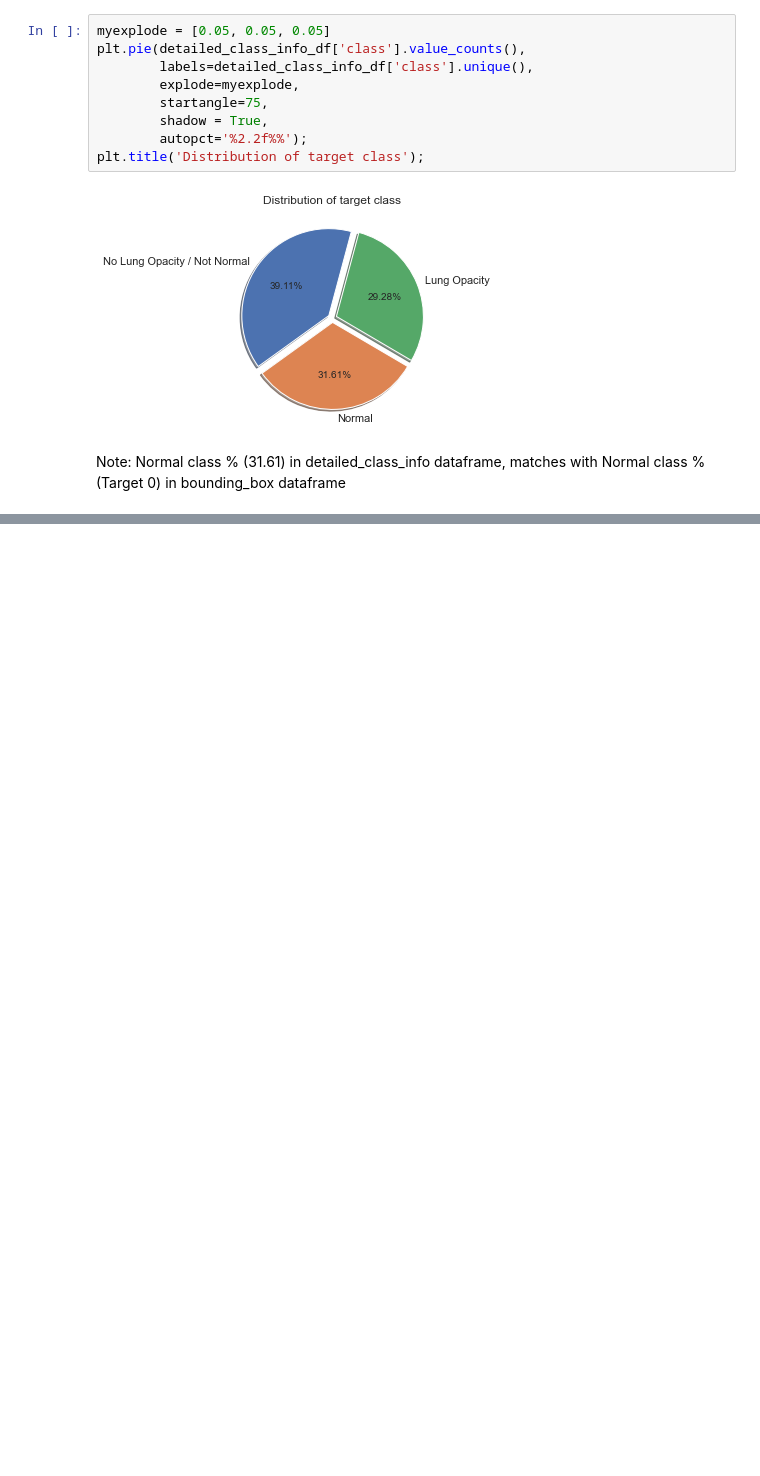
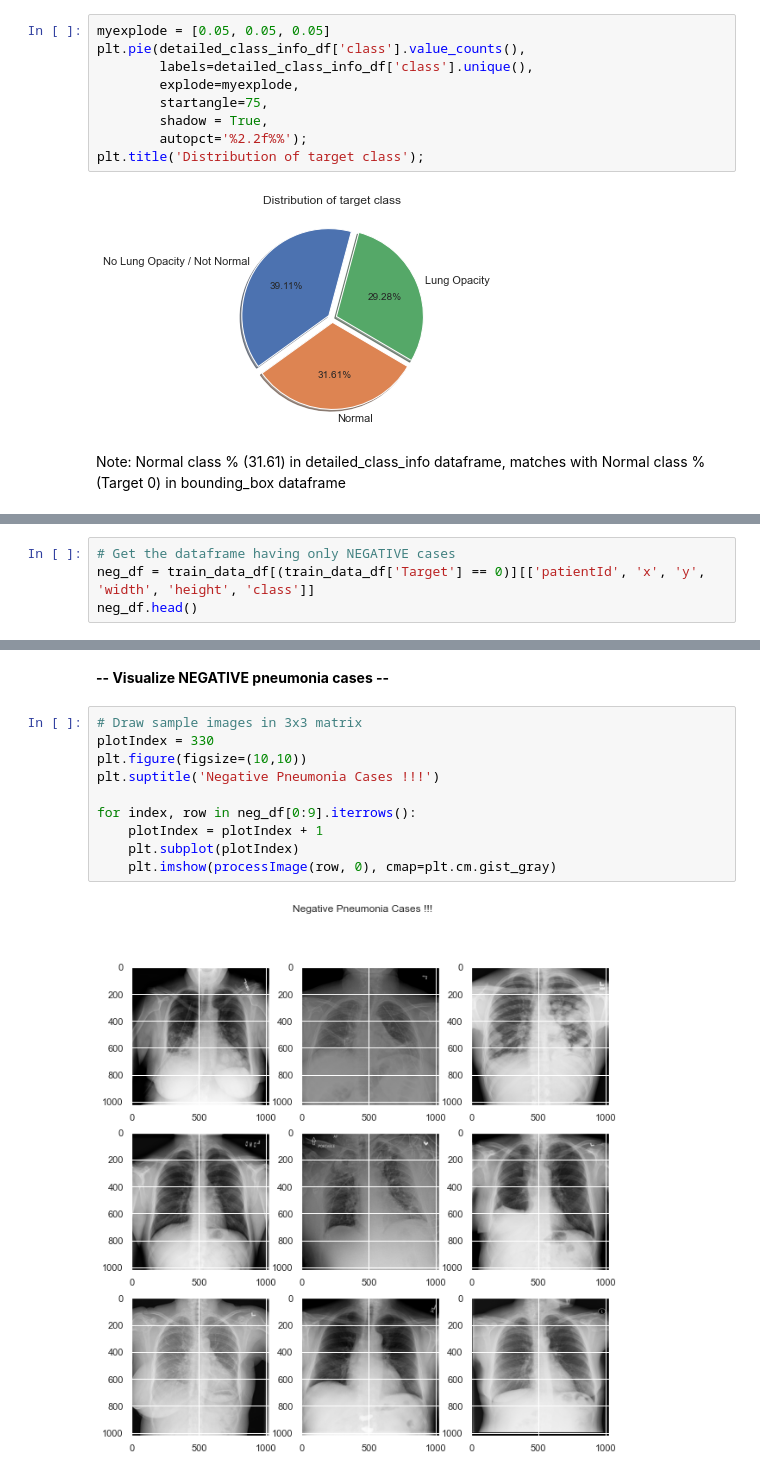
Before and after one commit to singhalgagan1/GreatLearningCapstoneProject, a Jupyter notebook: Practice/Karthik/Capstone_PneumoniaDetection_KarthikSanthanam.ipynb, the cells around one changed output, grey strips where cells are left out. Drawn from its saved outputs; the diff is of its cells as text; blank space fills up the shorter version.

```diff
--- a/Practice/Karthik/Capstone_PneumoniaDetection_KarthikSanthanam.ipynb
+++ b/Practice/Karthik/Capstone_PneumoniaDetection_KarthikSanthanam.ipynb
@@ -373,0 +387,4 @@ Note: Normal class % (31.61) in detailed_class_info dataframe, matches with Norm
+# %%
+# Get the dataframe having only NEGATIVE cases
+neg_df = train_data_df[(train_data_df['Target'] == 0)][['patientId', 'x', 'y', 'width', 'height', 'class']]
+neg_df.head()
@@ -373,0 +441,14 @@ Note: Normal class % (31.61) in detailed_class_info dataframe, matches with Norm
+# %% [markdown]
+**-- Visualize NEGATIVE pneumonia cases --**
+# %%
+# Draw sample images in 3x3 matrix
+plotIndex = 330
+plt.figure(figsize=(10,10))
+plt.suptitle('Negative Pneumonia Cases !!!')
+
+for index, row in neg_df[0:9].iterrows():
+    plotIndex = plotIndex + 1
+    plt.subplot(plotIndex)
+    plt.imshow(processImage(row, 0), cmap=plt.cm.gist_gray)
+# %% [output]
+[figure, added]
```
Also changed, not shown: parts of 13 cells of this notebook.
